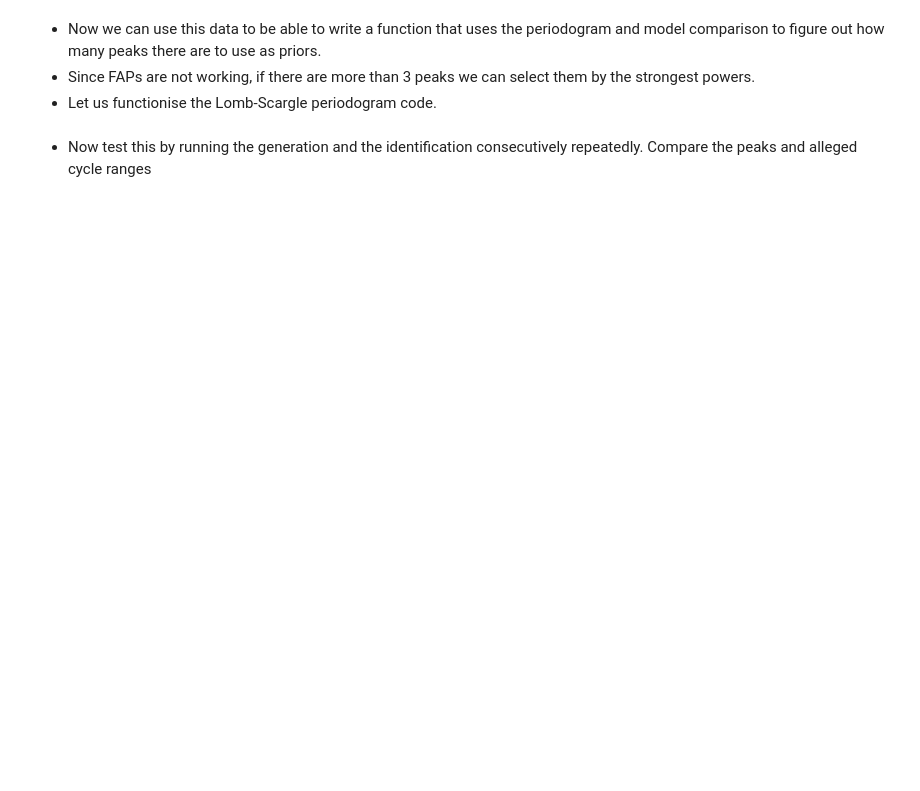
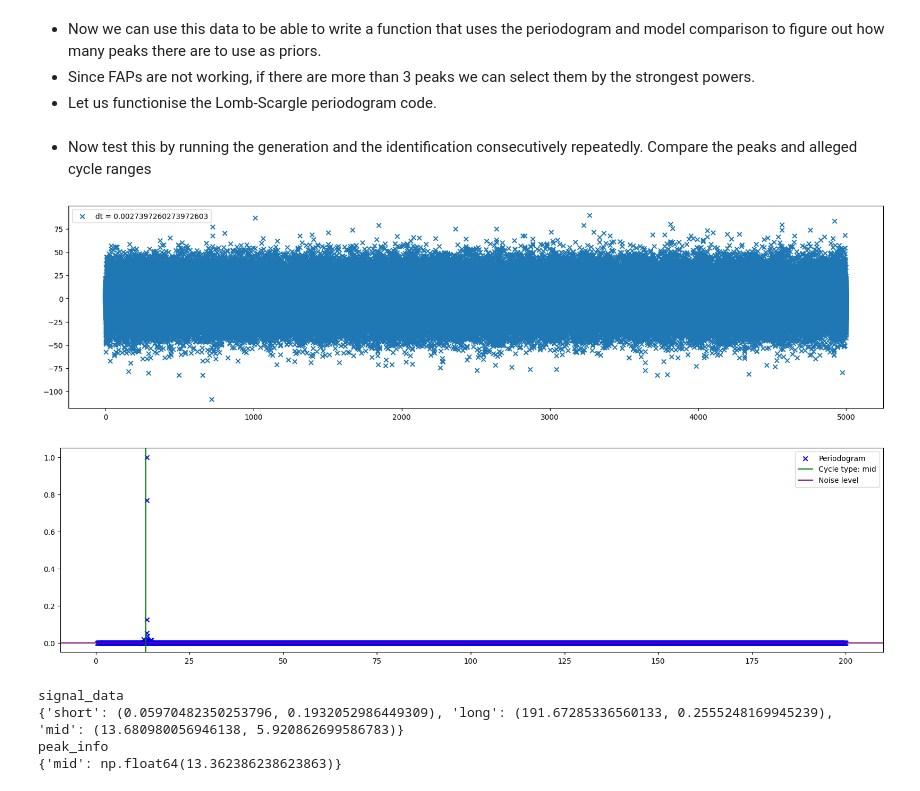
Before and after one commit to JoeyWee1/SolarCycleForecasting, a Jupyter notebook: rationalising_priors.ipynb, the cells around one changed output. Cells and saved outputs as stored; diff of their text form; code cells hidden in the pictures; blank space fills up the shorter version.

```diff
--- a/rationalising_priors.ipynb
+++ b/rationalising_priors.ipynb
@@ -166,7 +165,7 @@ def generate_toy_signal(k = 3, time_range=30, seasonal=1, plot = False, mult = 1
 
     # Find the y given by the chosen items
     components = {
-        key: amp * np.sin(2 * np.pi * t / period + np.random.uniform(0, 2 * np.pi)) + np.random.normal(0,5)
+        key: amp * np.sin(2 * np.pi * t / period + np.random.uniform(0, 2 * np.pi)) + np.random.normal(0,2, size = len(t))
         for key, period, amp in zip(keys, periods, amps)
     }
 
@@ -179,7 +178,6 @@ def generate_toy_signal(k = 3, time_range=30, seasonal=1, plot = False, mult = 1
 
     if plot:
         fig, ax = plt.subplots(figsize=(20,5))
-        ax.scatter(t,y, marker = 'x')
+        ax.scatter(t,y, marker = 'x', label = f"dt = {dt}")
+        ax.legend()
     return t, y, dict(zip(keys, zip(periods, amps)))
-
-t, y, signal_data = generate_toy_signal(plot= True, time_range= 50, mult = 15, seasonal= 0.8)
@@ -192,7 +188,7 @@ t, y, signal_data = generate_toy_signal(plot= True, time_range= 50, mult = 15, s
 # %%
 from astropy.timeseries import LombScargle
 from scipy.signal import find_peaks
-from bisect import bisect
+from bisect import bisect_right
 
 def identify_peaks(t=None,y=None,df = None, plot = True, min_period = 0.5, max_period = 200, n_periods = 10000, normalise = True, max_peaks = 3):
     '''
@@ -231,7 +227,7 @@ def identify_peaks(t=None,y=None,df = None, plot = True, min_period = 0.5, max_p
         powers /= max_power
 
     # Define the noise floor against which to compare the peaks
-    noise = np.percentile(power, 75)
+    noise = np.percentile(powers, 75)
 
     # Find the Lomb-Scargle peaks
     peak_idxs, properties = find_peaks(powers, height = 0., prominence= 5 * noise) # peaks is an array of the indices of the input arrays with the peaks
@@ -278,10 +274,10 @@ def identify_peaks(t=None,y=None,df = None, plot = True, min_period = 0.5, max_p
             peak_info['long'] = longer_period
         # elif they are both in the short cycle range; unlikely contingency
         elif 0 <= shorter_period <= 1 and  0 <= longer_period <= 1:
-            peak_info['short'] = np.mean(shorter_period, longer_period)
+            peak_info['short'] = np.mean([shorter_period, longer_period])
         # elif they are both in the mid cycle range; unlikely contingency
-        elif 0 <= shorter_period <= 1 and  0 <= longer_period <= 1:
-            peak_info['mid'] = np.mean(shorter_period, longer_period)
+        elif 1 <= shorter_period <= 50 and  1 <= longer_period <= 50:
+            peak_info['mid'] = np.mean([shorter_period, longer_period])
         # else they would both be in the Gleissberg/long regime: unphysical return empty
         else:
             pass
@@ -289,19 +285,19 @@ def identify_peaks(t=None,y=None,df = None, plot = True, min_period = 0.5, max_p
     # 3 significant peaks
     else:
         peak_periods.sort()
-        s_idx = np.bisect_right(peak_periods, 1)
-        m_idx = np.bisect_right(peak_periods, 50)
+        s_idx = bisect_right(peak_periods, 1)
+        m_idx = bisect_right(peak_periods, 50)
         periods_s = peak_periods[: s_idx]
         periods_m = peak_periods[s_idx:m_idx]
         periods_l = peak_periods[m_idx:]
         mean_s = np.mean(periods_s) if len(periods_s) != 0 else np.nan
         mean_m = np.mean(periods_m) if len(periods_m) != 0 else np.nan
         mean_l = np.mean(periods_l) if len(periods_l) != 0 else np.nan
-        if mean_s != np.nan:
+        if not np.isnan(mean_s):
             peak_info['short'] = mean_s
-        if mean_m != np.nan:
+        if not np.isnan(mean_m):
             peak_info['mid'] = mean_m
-        if mean_l != np.nan:
+        if not np.isnan(mean_l):
             peak_info['long'] = mean_l
 
 
@@ -313,7 +309,7 @@ def identify_peaks(t=None,y=None,df = None, plot = True, min_period = 0.5, max_p
             'long': 'orange',
         }
         fig, ax = plt.subplots(1, figsize = (20,5))
-        ax.scatter(periods,power, marker = 'x', color = 'blue', label = "Periodogram")
+        ax.scatter(periods,powers, marker = 'x', color = 'blue', label = "Periodogram")
         for cycle_type, peak_period in peak_info.items():
             ax.axvline(peak_period, color = colors[cycle_type], label = f"Cycle type: {cycle_type}")
         ax.axhline(noise, label = "Noise level", color = 'purple')
@@ -323,3 +319,17 @@ def identify_peaks(t=None,y=None,df = None, plot = True, min_period = 0.5, max_p
     return peak_info
 # %% [markdown]
 - Now test this by running the generation and the identification consecutively repeatedly. Compare the peaks and alleged cycle ranges
+# %%
+t, y, signal_data = generate_toy_signal(plot= True, time_range= 5000, mult = 0.1, seasonal= 0.8)
+peak_info = identify_peaks(t, y, plot = True)
+print('signal_data')
+print(signal_data)
+print('peak_info')
+print(peak_info)
+# %% [output]
+[figure, added]
+[figure, added]
+signal_data
+{'short': (0.05970482350253796, 0.1932052986449309), 'long': (191.67285336560133, 0.2555248169945239), 'mid': (13.680980056946138, 5.920862699586783)}
+peak_info
+{'mid': np.float64(13.362386238623863)}
```
Also changed, not shown: parts of 5 cells of this notebook.
